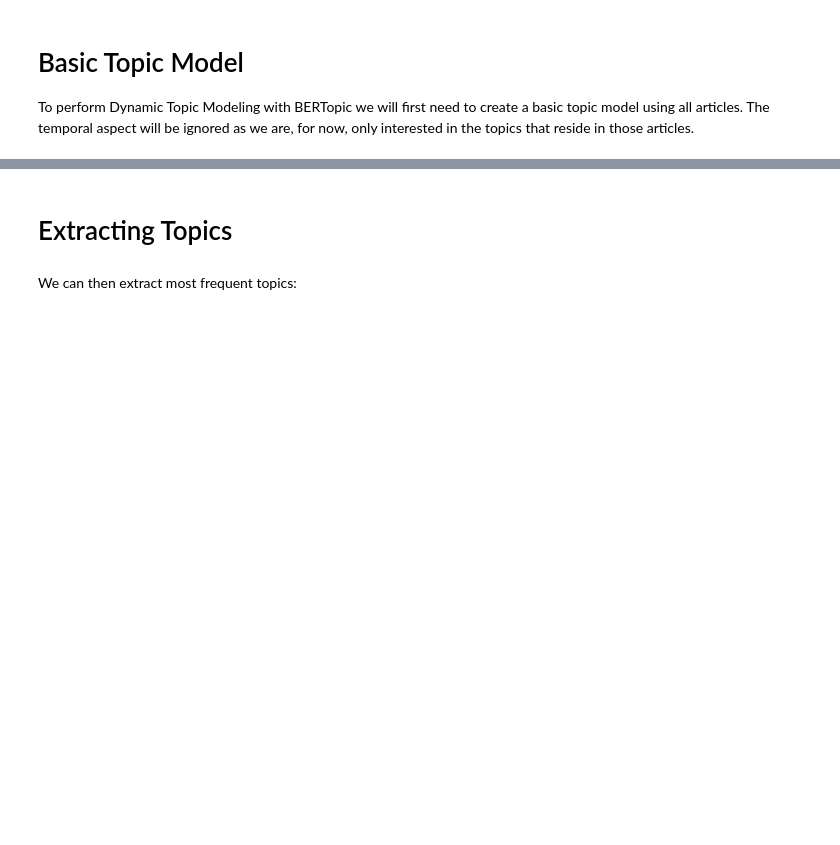
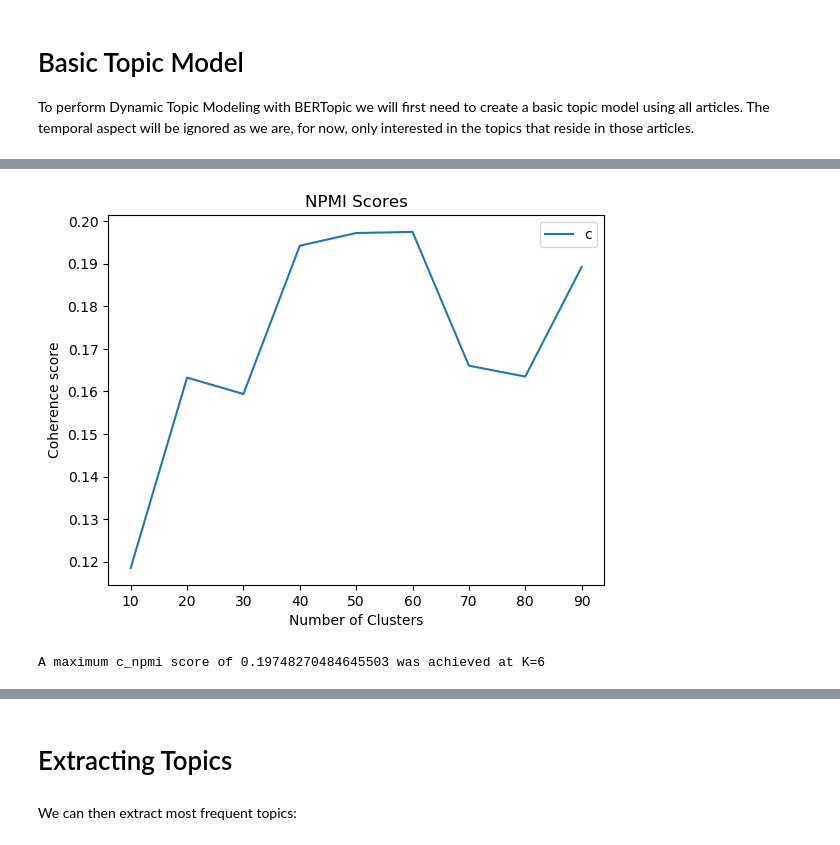
Before and after one commit to RutgersComLab/nyt-topic-modeling, a Jupyter notebook: code/related topics/BERTopic - DTM.ipynb, the cells around one changed output, grey strips where cells are left out. Cells and saved outputs as stored; diff of their text form; code cells hidden in the pictures; blank space fills up the shorter version.

```diff
--- a/code/related topics/BERTopic - DTM.ipynb
+++ b/code/related topics/BERTopic - DTM.ipynb
@@ -124,10 +159,3 @@ print(len(timestamps))
 # Basic Topic Model <a class=anchor id=section3></a>
 
 To perform Dynamic Topic Modeling with BERTopic we will first need to create a basic topic model using all articles. The temporal aspect will be ignored as we are, for now, only interested in the topics that reside in those articles.
-# %%
-vectorizer_model= CountVectorizer(stop_words="english", tokenizer=LemmaTokenizer())
-# Set the random state in the UMAP model to prevent stochastic behavior
-umap_model = UMAP(n_neighbors=15, n_components=5, min_dist=0.0, metric='cosine', random_state=1)
-topic_model = BERTopic(language="english", calculate_probabilities=True, verbose=True,
-                       nr_topics="auto", vectorizer_model=vectorizer_model, umap_model=umap_model)
-topics, probs = topic_model.fit_transform(docs)
@@ -142,0 +200,18 @@ Changing the sparsity structure of a csr_matrix is expensive. lil_matrix is more
+# %%
+def draw_graph(start, limit, step, c_npmi, title):
+    # Show graph
+    x = range(start, limit, step)
+    plt.plot(x, c_npmi)
+    plt.title(title)
+    plt.xlabel("Number of Clusters")
+    plt.ylabel("Coherence score")
+    plt.legend(("c_npmi"), loc='best')
+    plt.show()
+    maximum = max(c_npmi)
+    indices = [i for i, v in enumerate(c_npmi) if v == maximum]
+    print("A maximum {} score of {} was achieved at K={}".format("c_npmi", maximum, indices[0]+1))
+    # Return the index
+    return indices[0]
+# %%
+# Create embeddings
+embeddings = sentence_model.encode(docs, show_progress_bar=True)
@@ -142,0 +221,14 @@ Changing the sparsity structure of a csr_matrix is expensive. lil_matrix is more
+# %%
+# Create topic model
+start, limit, step = 10, 100, 10
+topic_models = []
+coherences = []
+topics = []
+probs = []
+
+for i in range(start, limit, step):
+    topic_model, topic, prob, coherence = training(docs, embeddings, i)
+    topic_models.append(topic_model)
+    topics.append(topic)
+    probs.append(prob)
+    coherences.append(coherence)
@@ -142,0 +253,5 @@ Changing the sparsity structure of a csr_matrix is expensive. lil_matrix is more
+# %%
+model_index = draw_graph(start, limit, step, coherences, "NPMI Scores")
+# %% [output]
+[figure, added]
+A maximum c_npmi score of 0.19748270484645503 was achieved at K=6
```
Also changed, not shown: parts of 29 cells of this notebook, 1 other file.
